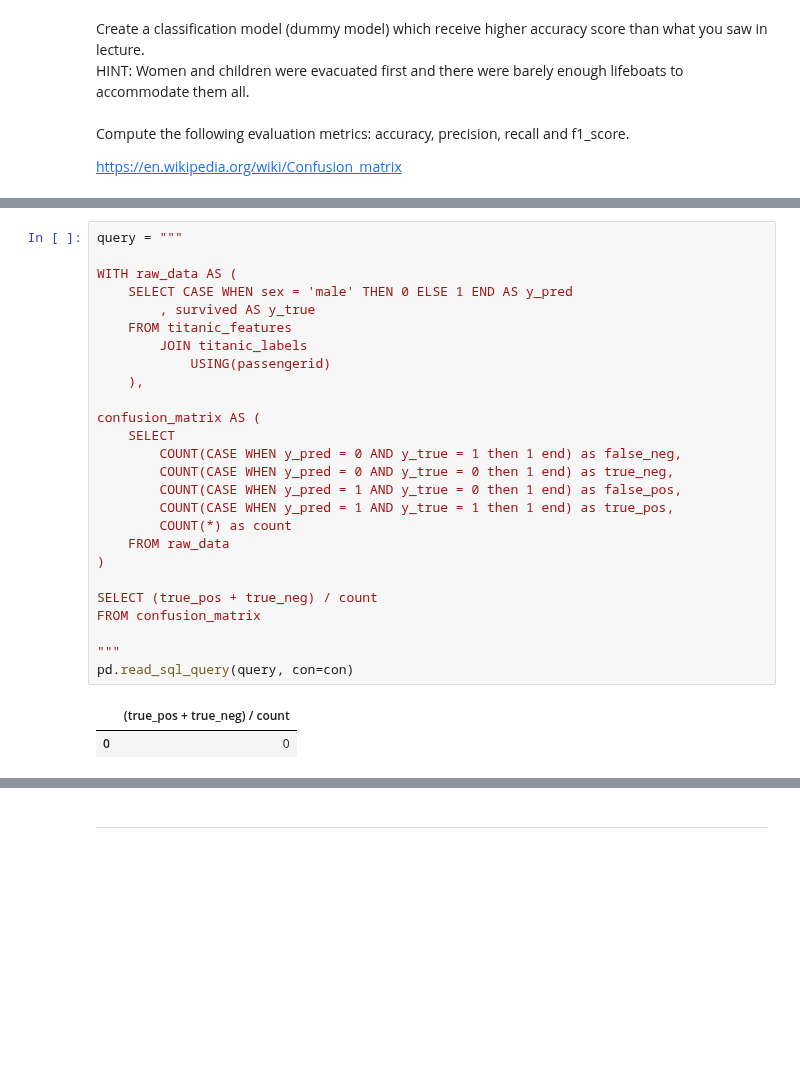
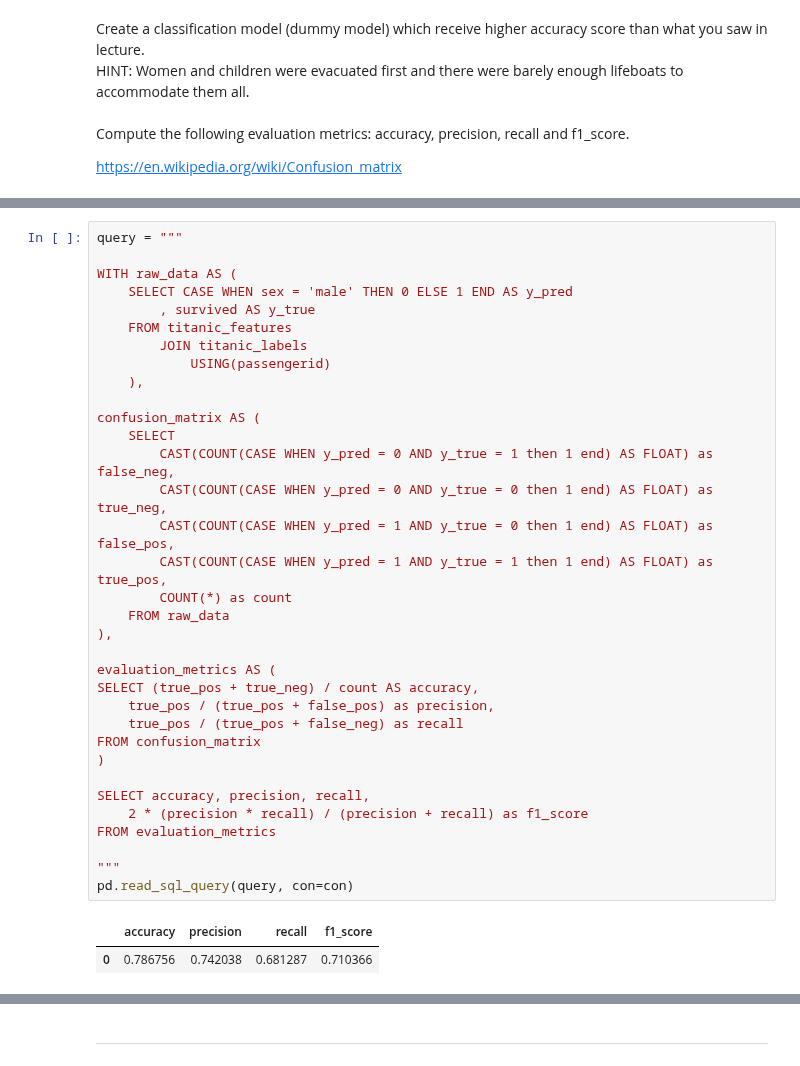
Before and after one commit to bensapirstein/MLDS, a Jupyter notebook: Big Data/Recitation/BDP_SQL_exercise.ipynb, the cells around one changed output, grey strips where cells are left out. Cells and saved outputs as stored; diff of their text form; blank space fills up the shorter version.

Commit message:
Big Data Recitation: Answered all Questions excluding improve dummy classifier accuracy
ignore all DS_STORE

```diff
--- a/Big Data/Recitation/BDP_SQL_exercise.ipynb
+++ b/Big Data/Recitation/BDP_SQL_exercise.ipynb
@@ -215,29 +209,37 @@ pd.read_sql_query(query, con=con)
 # %%
 query = """
 
 WITH raw_data AS (
     SELECT CASE WHEN sex = 'male' THEN 0 ELSE 1 END AS y_pred
         , survived AS y_true
     FROM titanic_features
         JOIN titanic_labels
             USING(passengerid)
     ),
 
 confusion_matrix AS (
     SELECT
-        COUNT(CASE WHEN y_pred = 0 AND y_true = 1 then 1 end) as false_neg,
-        COUNT(CASE WHEN y_pred = 0 AND y_true = 0 then 1 end) as true_neg,
-        COUNT(CASE WHEN y_pred = 1 AND y_true = 0 then 1 end) as false_pos,
-        COUNT(CASE WHEN y_pred = 1 AND y_true = 1 then 1 end) as true_pos,
+        CAST(COUNT(CASE WHEN y_pred = 0 AND y_true = 1 then 1 end) AS FLOAT) as false_neg,
+        CAST(COUNT(CASE WHEN y_pred = 0 AND y_true = 0 then 1 end) AS FLOAT) as true_neg,
+        CAST(COUNT(CASE WHEN y_pred = 1 AND y_true = 0 then 1 end) AS FLOAT) as false_pos,
+        CAST(COUNT(CASE WHEN y_pred = 1 AND y_true = 1 then 1 end) AS FLOAT) as true_pos,
         COUNT(*) as count
     FROM raw_data
+),
+
+evaluation_metrics AS (
+SELECT (true_pos + true_neg) / count AS accuracy,
+    true_pos / (true_pos + false_pos) as precision,
+    true_pos / (true_pos + false_neg) as recall
+FROM confusion_matrix
 )
 
-SELECT (true_pos + true_neg) / count
-FROM confusion_matrix
+SELECT accuracy, precision, recall,
+    2 * (precision * recall) / (precision + recall) as f1_score
+FROM evaluation_metrics
 
 """
 pd.read_sql_query(query, con=con)
 # %% [output]
-|  | (true_pos + true_neg) / count |
-| 0 | 0 |
+|  | accuracy | precision | recall | f1_score |
+| 0 | 0.786756 | 0.742038 | 0.681287 | 0.710366 |
```
Also changed, not shown: parts of 6 cells of this notebook, 1 other file.
